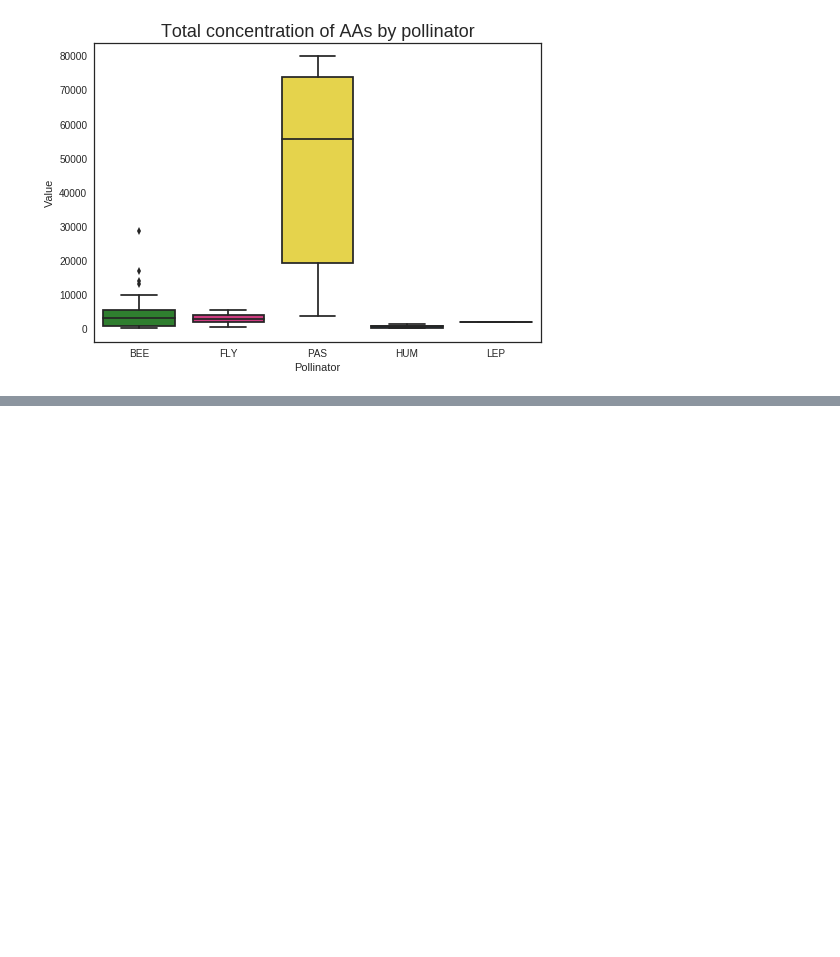
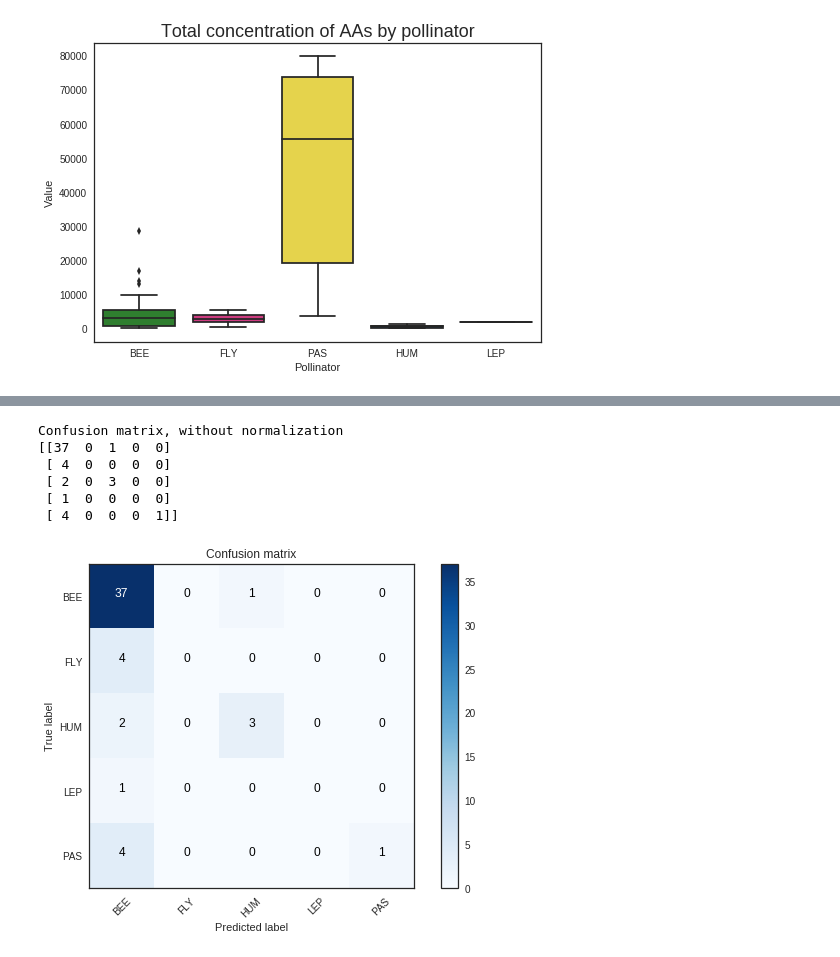
Before and after one commit to AgataRoguz/projekty_uw, a Jupyter notebook: Fritillaria_evolution.ipynb, the cells around one changed output, grey strips where cells are left out. Saved outputs shown, nothing was run; the diff lists cells and outputs as text; code cells hidden in the pictures; blank space fills up the shorter version.

```diff
--- a/Fritillaria_evolution.ipynb
+++ b/Fritillaria_evolution.ipynb
@@ -330,0 +409,5 @@ plt.show()
+# %%
+y_pred = cross_val_predict(model, X, y, cv=3)
+conf_mat = confusion_matrix(y, y_pred)
+print(classification_report(y, y_pred))
+labels=['BEE', 'FLY', 'HUM', 'LEP','PAS']
@@ -330,0 +424,48 @@ plt.show()
+# %%
+#plotting confusion matrix
+def plot_confusion_matrix(cm, classes,
+                          normalize=False,
+                          title='Confusion matrix',
+                          cmap=plt.cm.Blues):
+    """
+    This function prints and plots the confusion matrix.
+    Normalization can be applied by setting `normalize=True`.
+    """
+    if normalize:
+        cm = cm.astype('float') / cm.sum(axis=1)[:, np.newaxis]
+        print("Normalized confusion matrix")
+    else:
+        print('Confusion matrix, without normalization')
+
+    print(cm)
+
+    plt.imshow(cm, interpolation='nearest', cmap=cmap)
+    plt.title(title)
+    plt.colorbar()
+    tick_marks = np.arange(len(classes))
+    plt.xticks(tick_marks, classes, rotation=45)
+    plt.yticks(tick_marks, classes)
+
+    fmt = '.2f' if normalize else 'd'
+    thresh = cm.max() / 2.
+    for i, j in itertools.product(range(cm.shape[0]), range(cm.shape[1])):
+        plt.text(j, i, format(cm[i, j], fmt),
+                 horizontalalignment="center",
+                 color="white" if cm[i, j] > thresh else "black")
+
+    plt.tight_layout()
+    plt.ylabel('True label')
+    plt.xlabel('Predicted label')
+# %%
+plt.figure()
+plot_confusion_matrix(conf_mat, classes=labels,
+                      title='Confusion matrix')
+plt.show()
+# %% [output]
+Confusion matrix, without normalization
+[[37  0  1  0  0]
+ [ 4  0  0  0  0]
+ [ 2  0  3  0  0]
+ [ 1  0  0  0  0]
+ [ 4  0  0  0  1]]
+[figure, added]
```
Also changed, not shown: parts of 12 cells of this notebook.
